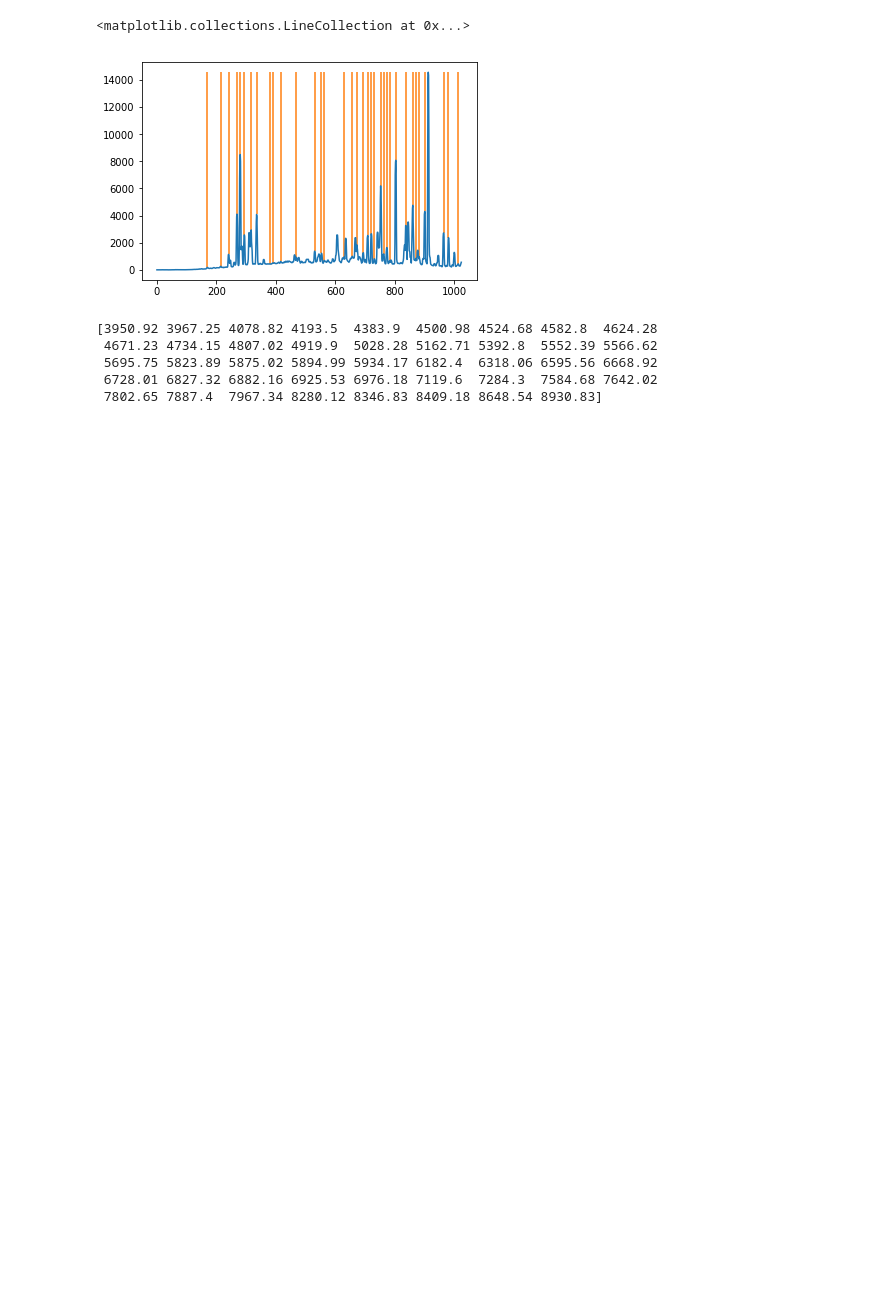
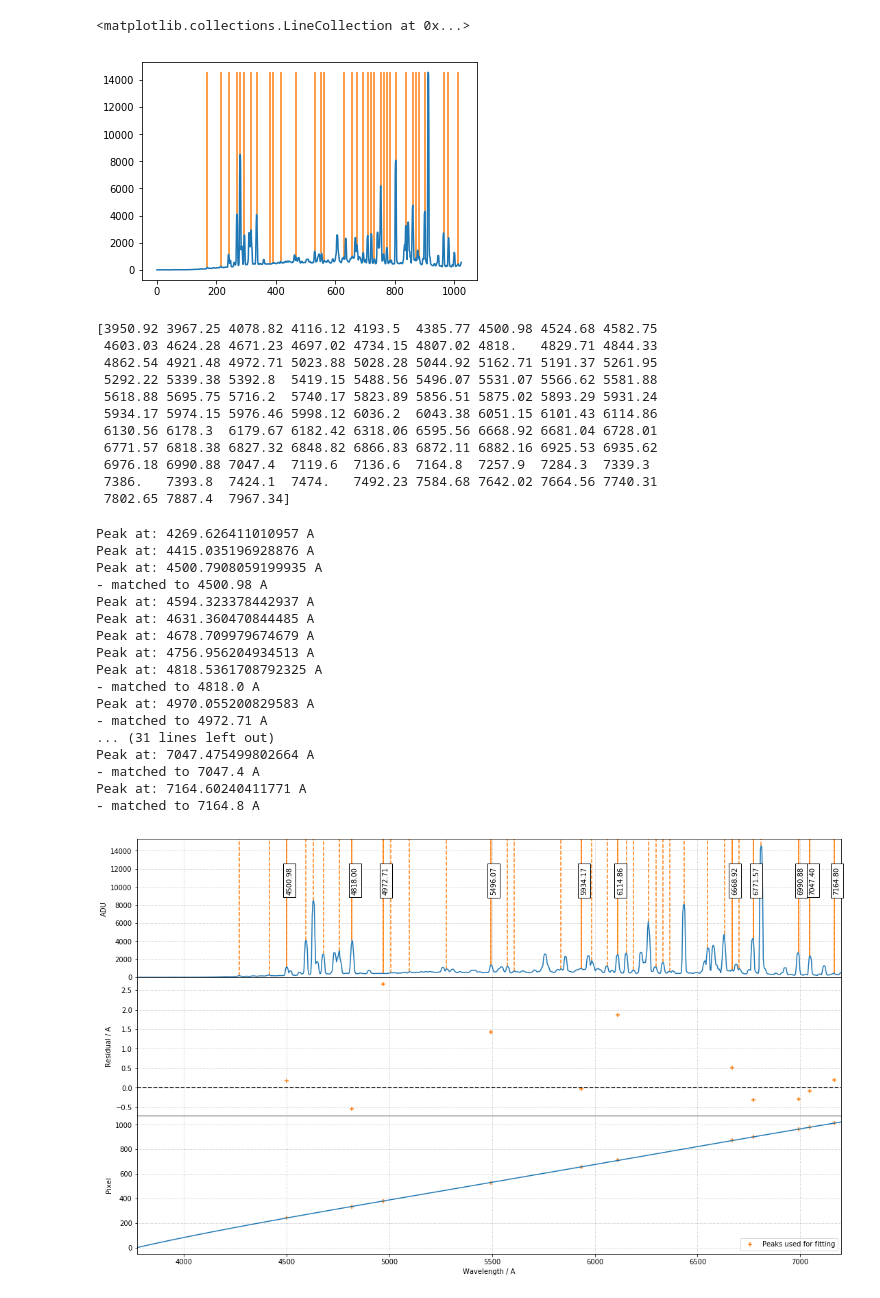
Before and after one commit to jveitchmichaelis/rascal, a Jupyter notebook: calibration_test.ipynb, the cells around one changed output. Saved outputs shown, nothing was run; the diff lists cells and outputs as text; code cells hidden in the pictures; blank space fills up the shorter version.

```diff
--- a/calibration_test.ipynb
+++ b/calibration_test.ipynb
@@ -19,20 +19,46 @@ plt.vlines(peaks,
 <matplotlib.collections.LineCollection at 0x...>
 [figure]
 # %%
-c = Calibrator(peaks, elements=["Xe"], min_wavelength=3000., max_wavelength=9000.)
+c = Calibrator(peaks, elements=["Xe"], min_wavelength=3000., max_wavelength=8100.)
 c.set_fit_constraints(
-    min_slope=4.,
-    max_slope=10.,
     min_intercept=2000.,
     max_intercept=5000.,
     fit_tolerance=9.2,
-    thresh=10.,
+    thresh=5.,
     polydeg=4,
     fittype='poly')
 # %% [output]
-[3950.92 3967.25 4078.82 4193.5  4383.9  4500.98 4524.68 4582.8  4624.28
- 4671.23 4734.15 4807.02 4919.9  5028.28 5162.71 5392.8  5552.39 5566.62
- 5695.75 5823.89 5875.02 5894.99 5934.17 6182.4  6318.06 6595.56 6668.92
- 6728.01 6827.32 6882.16 6925.53 6976.18 7119.6  7284.3  7584.68 7642.02
- 7802.65 7887.4  7967.34 8280.12 8346.83 8409.18 8648.54 8930.83]
+[3950.92 3967.25 4078.82 4116.12 4193.5  4385.77 4500.98 4524.68 4582.75
+ 4603.03 4624.28 4671.23 4697.02 4734.15 4807.02 4818.   4829.71 4844.33
+ 4862.54 4921.48 4972.71 5023.88 5028.28 5044.92 5162.71 5191.37 5261.95
+ 5292.22 5339.38 5392.8  5419.15 5488.56 5496.07 5531.07 5566.62 5581.88
+ 5618.88 5695.75 5716.2  5740.17 5823.89 5856.51 5875.02 5893.29 5931.24
+ 5934.17 5974.15 5976.46 5998.12 6036.2  6043.38 6051.15 6101.43 6114.86
+ 6130.56 6178.3  6179.67 6182.42 6318.06 6595.56 6668.92 6681.04 6728.01
+ 6771.57 6818.38 6827.32 6848.82 6866.83 6872.11 6882.16 6925.53 6935.62
+ 6976.18 6990.88 7047.4  7119.6  7136.6  7164.8  7257.9  7284.3  7339.3
+ 7386.   7393.8  7424.1  7474.   7492.23 7584.68 7642.02 7664.56 7740.31
+ 7802.65 7887.4  7967.34]
+# %%
+best_p = c.fit(mode='fast', progress=False)
+c.plot_fit(spectrum, best_p, tolerance=4.6)
+# %% [output]
+Peak at: 4269.626411010957 A
+Peak at: 4415.035196928876 A
+Peak at: 4500.7908059199935 A
+- matched to 4500.98 A
+Peak at: 4594.323378442937 A
+Peak at: 4631.360470844485 A
+Peak at: 4678.709979674679 A
+Peak at: 4756.956204934513 A
+Peak at: 4818.5361708792325 A
+- matched to 4818.0 A
+Peak at: 4970.055200829583 A
+- matched to 4972.71 A
+... (31 lines left out)
+Peak at: 7047.475499802664 A
+- matched to 7047.4 A
+Peak at: 7164.60240411771 A
+- matched to 7164.8 A
+[figure, added]
 # %%
```
Also changed, not shown: parts of 3 cells of this notebook, 2 other files.
